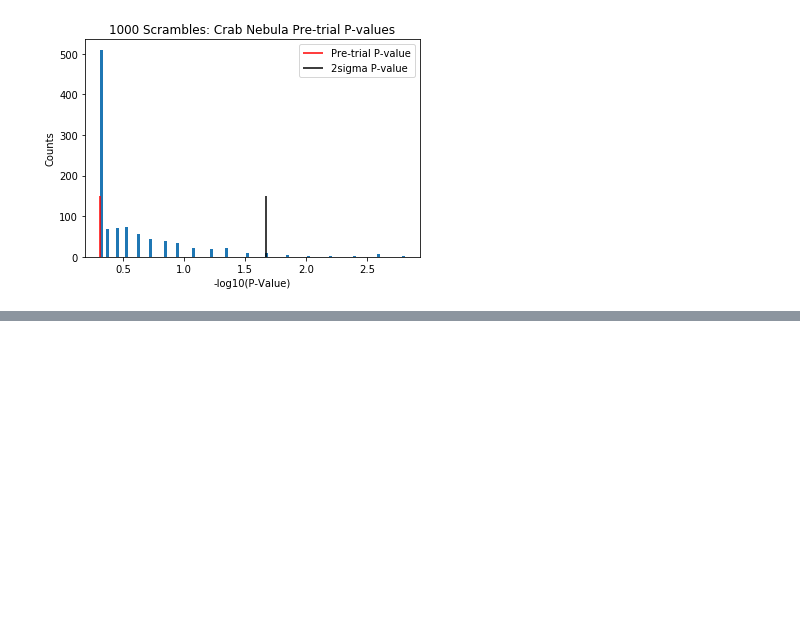
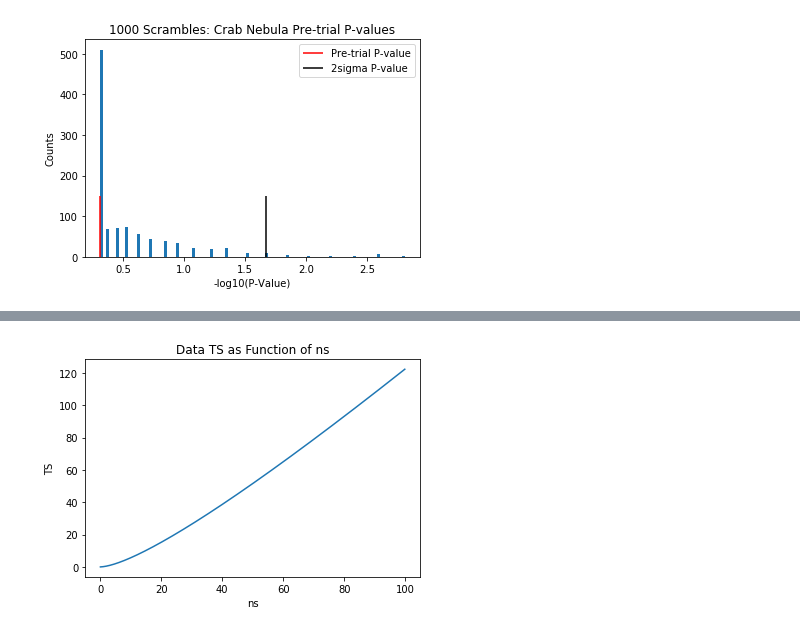
Before and after one commit to MACampana/IceCube_Intro, a Jupyter notebook: IntroAnalyses.ipynb, the cells around one changed output, grey strips where cells are left out. Saved outputs shown, nothing was run; the diff lists cells and outputs as text; code cells hidden in the pictures; blank space fills up the shorter version.

```diff
--- a/IntroAnalyses.ipynb
+++ b/IntroAnalyses.ipynb
@@ -899,0 +898,12 @@ Chi2 Fit scale:  1.6498180524278845
+# %%
+nss = np.arange(0.0,100,.1)
+ys = []
+for ns in nss:
+    ys.append(GC_LLH.calc_TS(ns,S,B))
+plt.plot(nss, ys)
+plt.xlabel('ns')
+plt.ylabel('TS')
+plt.title('Data TS as Function of ns')
+plt.show()
+# %% [output]
+[figure, added]
```
Also changed, not shown: parts of 7 cells of this notebook.
